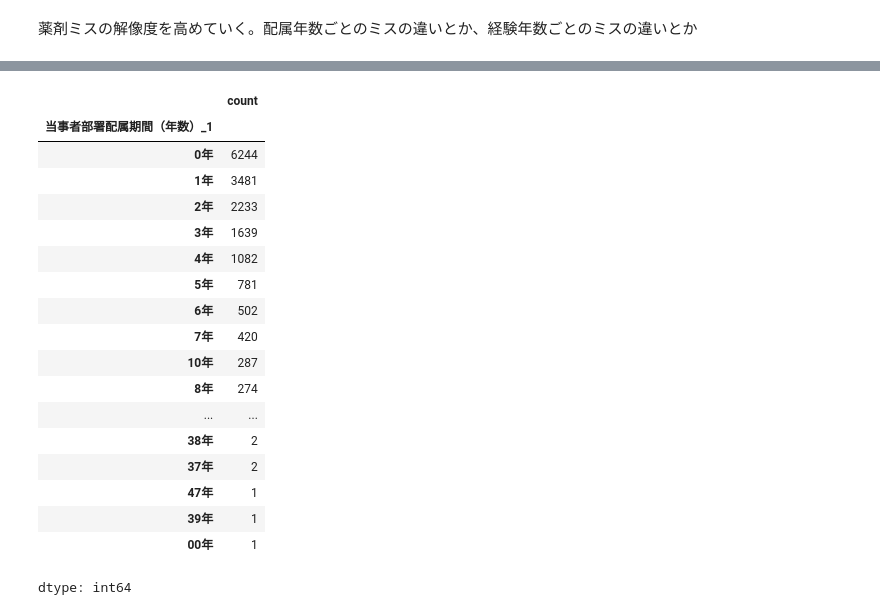
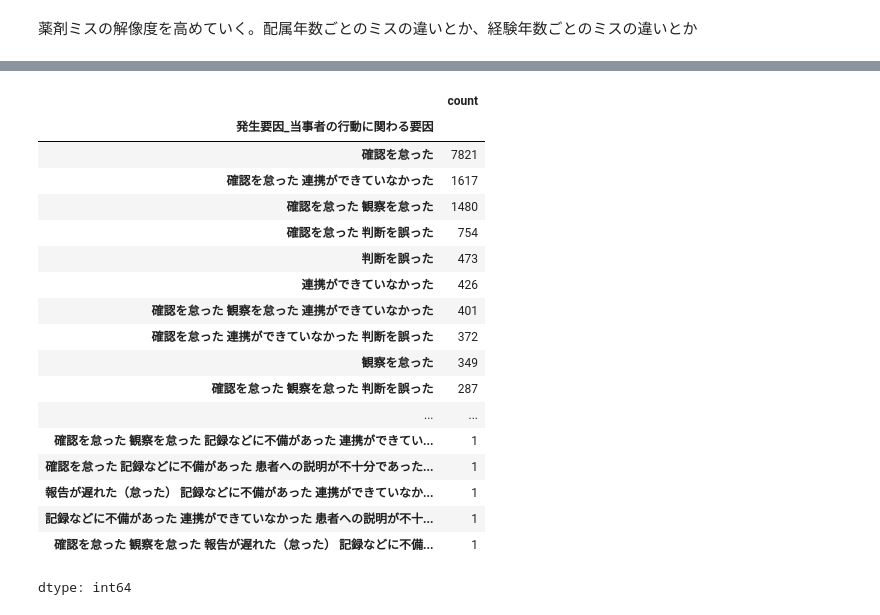
Before and after one commit to maizoh/Project_Shinshu, a Jupyter notebook: Project_Shinshu_2.ipynb, the cells around one changed output, grey strips where cells are left out. Drawn from its saved outputs; the diff is of its cells as text; code cells hidden in the pictures.

```diff
--- a/Project_Shinshu_2.ipynb
+++ b/Project_Shinshu_2.ipynb
@@ -57,22 +66,22 @@ plt.show()
 # %%
-df_merged['当事者部署配属期間（年数）_1'].value_counts()
+df_merged['発生要因_当事者の行動に関わる要因'].value_counts()
 # %% [output]
 |  | count |
-| 当事者部署配属期間（年数）_1 |  |
-| 0年 | 6244 |
-| 1年 | 3481 |
-| 2年 | 2233 |
-| 3年 | 1639 |
-| 4年 | 1082 |
-| 5年 | 781 |
-| 6年 | 502 |
-| 7年 | 420 |
-| 10年 | 287 |
-| 8年 | 274 |
+| 発生要因_当事者の行動に関わる要因 |  |
+| 確認を怠った | 7821 |
+| 確認を怠った 連携ができていなかった | 1617 |
+| 確認を怠った 観察を怠った | 1480 |
+| 確認を怠った 判断を誤った | 754 |
+| 判断を誤った | 473 |
+| 連携ができていなかった | 426 |
+| 確認を怠った 観察を怠った 連携ができていなかった | 401 |
+| 確認を怠った 連携ができていなかった 判断を誤った | 372 |
+| 観察を怠った | 349 |
+| 確認を怠った 観察を怠った 判断を誤った | 287 |
 | ... | ... |
-| 38年 | 2 |
-| 37年 | 2 |
-| 47年 | 1 |
-| 39年 | 1 |
-| 00年 | 1 |
+| 確認を怠った 観察を怠った 記録などに不備があった 連携ができてい... | 1 |
+| 確認を怠った 記録などに不備があった 患者への説明が不十分であった... | 1 |
+| 報告が遅れた（怠った） 記録などに不備があった 連携ができていなか... | 1 |
+| 記録などに不備があった 連携ができていなかった 患者への説明が不十... | 1 |
+| 確認を怠った 観察を怠った 報告が遅れた（怠った） 記録などに不備... | 1 |
 dtype: int64
```
Also changed, not shown: parts of 4 cells of this notebook.
